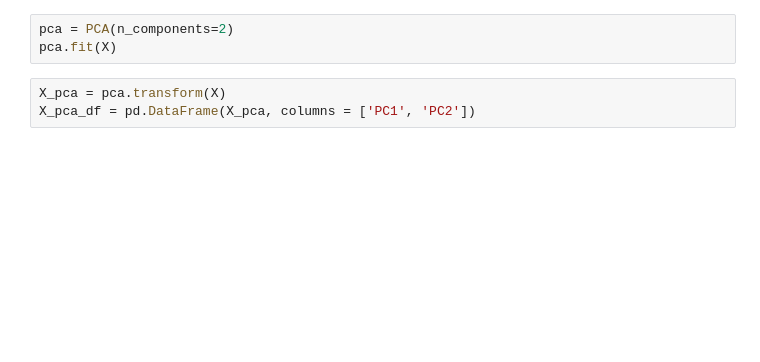
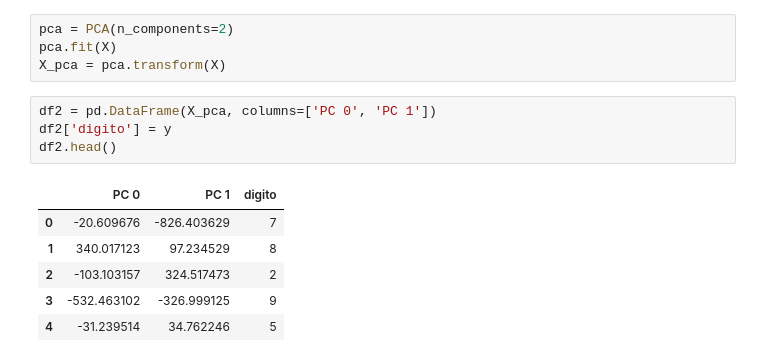
Before and after one commit to thiagogquinto/machine_learning, a Jupyter notebook: Atividade3/Atividade3.ipynb, the cells around one changed output. Cells and saved outputs as stored; diff of their text form; blank space fills up the shorter version.

```diff
--- a/Atividade3/Atividade3.ipynb
+++ b/Atividade3/Atividade3.ipynb
@@ -13,7 +27,16 @@ ModuleNotFoundError: No module named 'sklearn'
 # %%
 pca = PCA(n_components=2)
 pca.fit(X)
+X_pca = pca.transform(X)
-# %%
-X_pca = pca.transform(X)
-X_pca_df = pd.DataFrame(X_pca, columns = ['PC1', 'PC2'])
+# %%
+df2 = pd.DataFrame(X_pca, columns=['PC 0', 'PC 1'])
+df2['digito'] = y
+df2.head()
+# %% [output]
+|  | PC 0 | PC 1 | digito |
+| 0 | -20.609676 | -826.403629 | 7 |
+| 1 | 340.017123 | 97.234529 | 8 |
+| 2 | -103.103157 | 324.517473 | 2 |
+| 3 | -532.463102 | -326.999125 | 9 |
+| 4 | -31.239514 | 34.762246 | 5 |
 # %%
```
Also changed, not shown: parts of 16 cells of this notebook.
